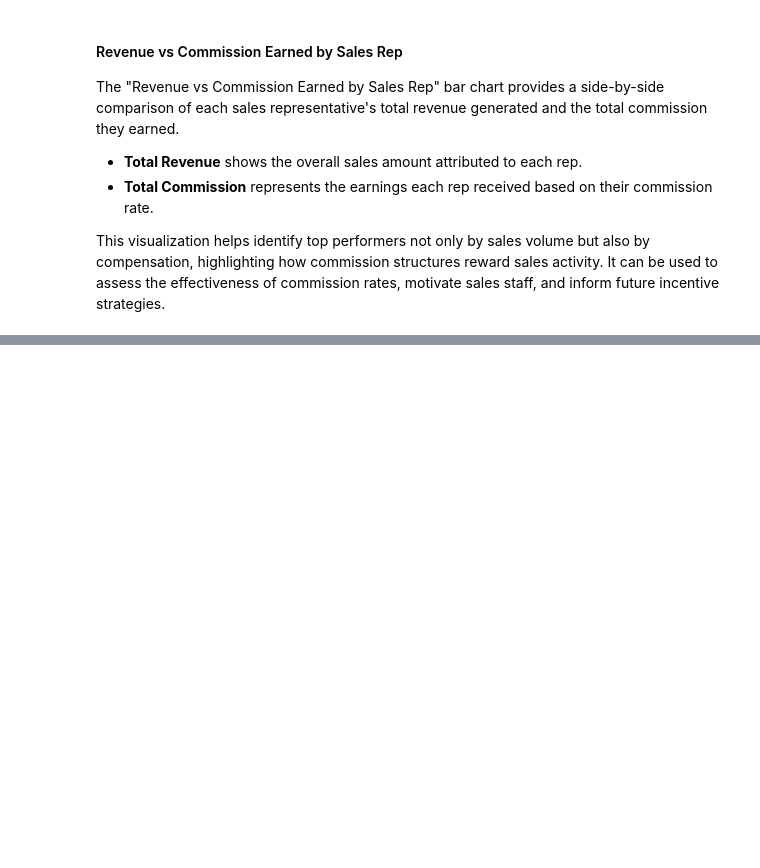
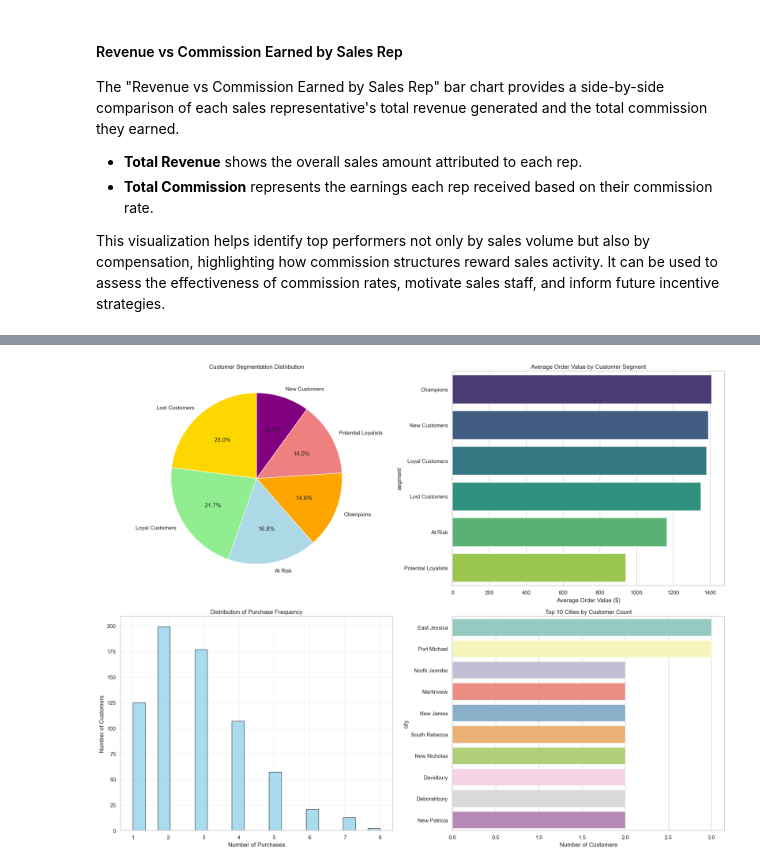
Before and after one commit to brunobrsr1/sales-project, a Jupyter notebook: analysis.ipynb, the cells around one changed output, grey strips where cells are left out. Cells and saved outputs as stored; diff of their text form; code cells hidden in the pictures; blank space fills up the shorter version.

Commit message:
Add final analysis notebok

```diff
--- a/analysis.ipynb
+++ b/analysis.ipynb
@@ -225,0 +346,79 @@ This visualization helps identify top performers not only by sales volume but al
+# %%
+customer_analysis = pd.read_sql("""
+SELECT
+  c.customer_id,
+  CONCAT(c.first_name, ' ', c.last_name) AS customer_name,
+  c.city,
+  c.country,
+  c.registration_date,
+  COUNT(s.sale_id) AS total_purchases,
+  SUM(s.total_amount) AS total_spent,
+  AVG(s.total_amount) AS avg_order_value,
+  MAX(s.sale_date) AS last_purchase_date,
+  MIN(s.sale_date) AS first_purchase_date,
+  DATEDIFF(MAX(s.sale_date), MIN(s.sale_date)) AS customer_lifespan_days,
+  SUM(CASE WHEN s.payment_status = 'paid' THEN s.total_amount ELSE 0 END) AS total_paid_amount,
+  COUNT(CASE WHEN s.payment_status = 'paid' THEN 1 END) AS paid_purchases
+FROM customers c
+JOIN sales s ON c.customer_id = s.customer_id
+GROUP BY c.customer_id, customer_name, c.city, c.country, c.registration_date
+HAVING total_purchases > 0
+ORDER BY total_spent DESC;
+""", con=engine)
+
+current_date = customer_analysis['last_purchase_date'].max()
+customer_analysis['recency_days'] = (current_date - customer_analysis['last_purchase_date']).dt.days
+
+customer_analysis['recency_score'] = pd.qcut(customer_analysis['recency_days'], 5, labels=[5,4,3,2,1])
+customer_analysis['frequency_score'] = pd.qcut(customer_analysis['total_purchases'].rank(method='first'), 5, labels=[1,2,3,4,5])
+customer_analysis['monetary_score'] = pd.qcut(customer_analysis['total_spent'], 5, labels=[1,2,3,4,5])
+
+# Create customer segments
+def get_customer_segment(row):
+    if row['recency_score'] >= 4 and row['frequency_score'] >= 4 and row['monetary_score'] >= 4:
+        return 'Champions'
+    elif row['recency_score'] >= 3 and row['frequency_score'] >= 3 and row['monetary_score'] >= 3:
+        return 'Loyal Customers'
+    elif row['recency_score'] >= 4 and row['frequency_score'] <= 2:
+        return 'New Customers'
+    elif row['recency_score'] <= 2 and row['frequency_score'] >= 3:
+        return 'At Risk'
+    elif row['recency_score'] <= 2 and row['frequency_score'] <= 2:
+        return 'Lost Customers'
+    else:
+        return 'Potential Loyalists'
+
+customer_analysis['segment'] = customer_analysis.apply(get_customer_segment, axis=1)
+
+fig, ((ax1, ax2), (ax3, ax4)) = plt.subplots(2, 2, figsize=(18, 14))
+
+# 1. Customer Segments Distribution
+segment_counts = customer_analysis['segment'].value_counts()
+colors = ['gold', 'lightgreen', 'lightblue', 'orange', 'lightcoral', 'purple']
+ax1.pie(segment_counts.values, labels=segment_counts.index, autopct='%1.1f%%',
+        colors=colors, startangle=90)
+ax1.set_title('Customer Segmentation Distribution')
+
+# 2. Average Order Value by Segment
+segment_aov = customer_analysis.groupby('segment')['avg_order_value'].mean().sort_values(ascending=False)
+sns.barplot(x=segment_aov.values, y=segment_aov.index, ax=ax2, hue=segment_aov.index, palette='viridis')
+ax2.set_title('Average Order Value by Customer Segment')
+ax2.set_xlabel('Average Order Value ($)')
+
+# 3. Purchase Frequency Distribution
+ax3.hist(customer_analysis['total_purchases'], bins=20, alpha=0.7, color='skyblue', edgecolor='black')
+ax3.set_title('Distribution of Purchase Frequency')
+ax3.set_xlabel('Number of Purchases')
+ax3.set_ylabel('Number of Customers')
+ax3.grid(True, alpha=0.3)
+
+# 4. Geographic Distribution (Top 10 Cities)
+top_cities = customer_analysis['city'].value_counts().head(10)
+sns.barplot(x=top_cities.values, y=top_cities.index, ax=ax4, hue= top_cities.index, palette='Set3')
+ax4.set_title('Top 10 Cities by Customer Count')
+ax4.set_xlabel('Number of Customers')
+
+plt.tight_layout()
+plt.show()
+# %% [output]
+[figure, added]
```
Also changed, not shown: parts of 9 cells of this notebook, 1 other file.
